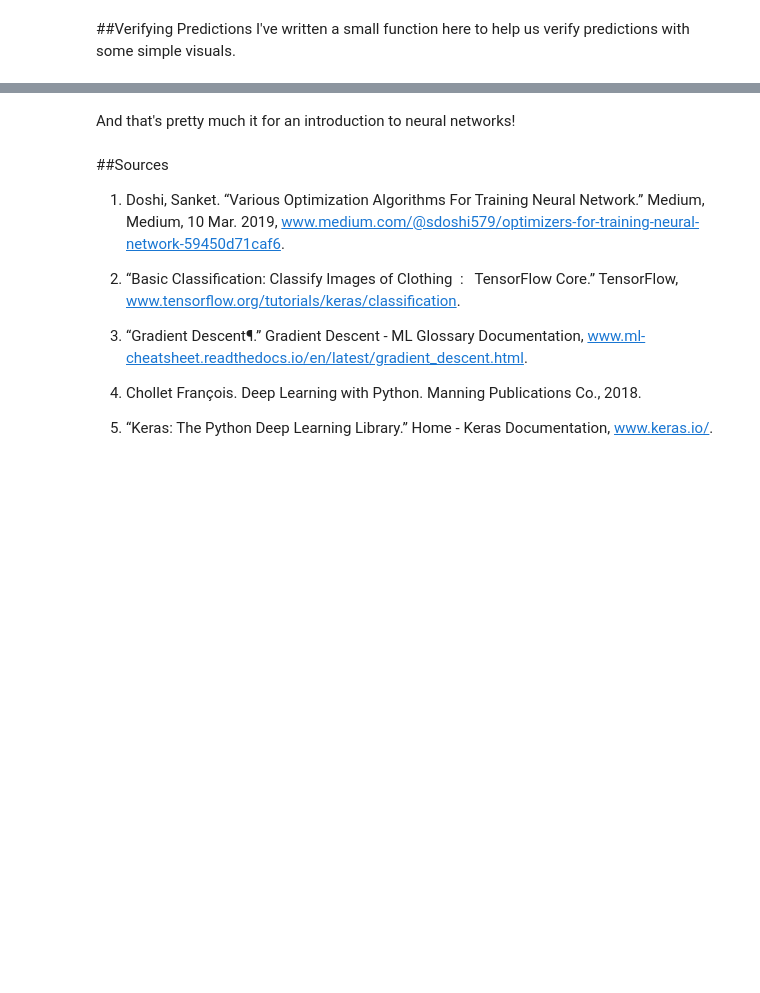
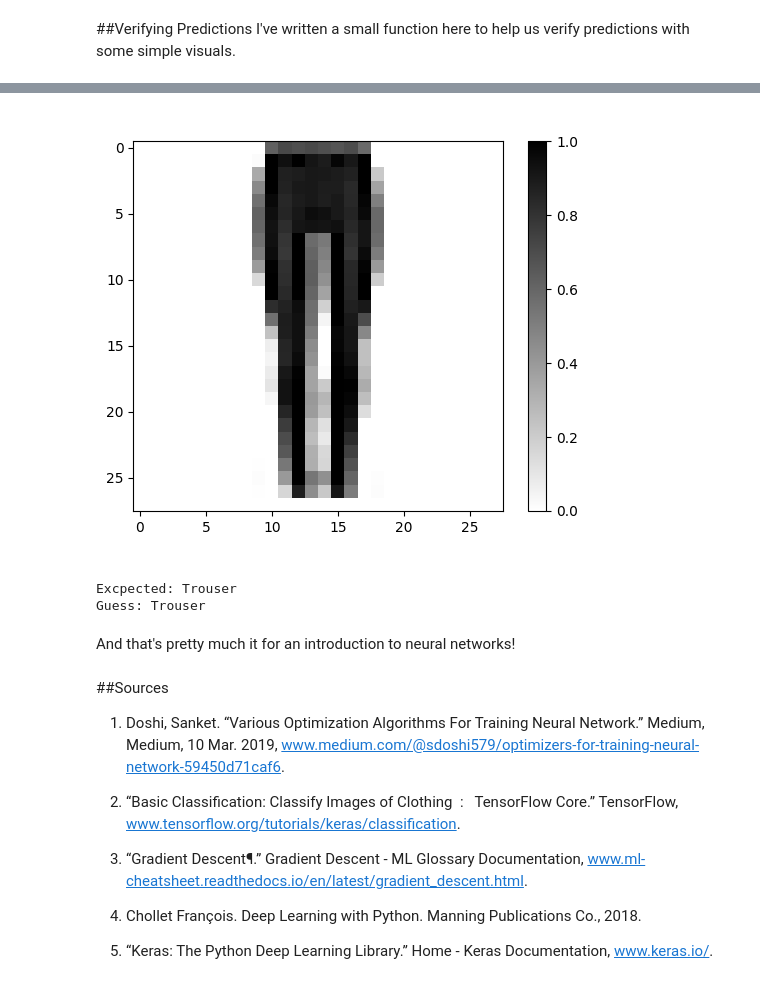
Before and after one commit to pa-tiq/ml-freecodecamp, a Jupyter notebook: Neural_Networks.ipynb, the cells around one changed output, grey strips where cells are left out. Cells and saved outputs as stored; diff of their text form; code cells hidden in the pictures; blank space fills up the shorter version.

```diff
--- a/Neural_Networks.ipynb
+++ b/Neural_Networks.ipynb
@@ -335,11 +352,12 @@ def predict(model, image, correct_label):
 def show_image(img, label, guess):
   plt.figure()
   plt.imshow(img, cmap=plt.cm.binary)
-  plt.title("Excpected: " + label)
+  plt.title("Expected: " + label)
   plt.xlabel("Guess: " + guess)
   plt.colorbar()
-  plt.grid(False)
   plt.show()
+  print("Expected: " + label)
+  print("Guess: " + guess)
 
 
 def get_number():
@@ -356,3 +374,4 @@ num = get_number()
 image = test_images[num]
 label = test_labels[num]
 predict(model, image, label)
+# %% [output]
@@ -359,3 +380,6 @@ predict(model, image, label)
+[figure, added]
+Excpected: Trouser
+Guess: Trouser
 # %% [markdown]
 And that's pretty much it for an introduction to neural networks!
 # %% [markdown]
```
Also changed, not shown: parts of 9 cells of this notebook.
